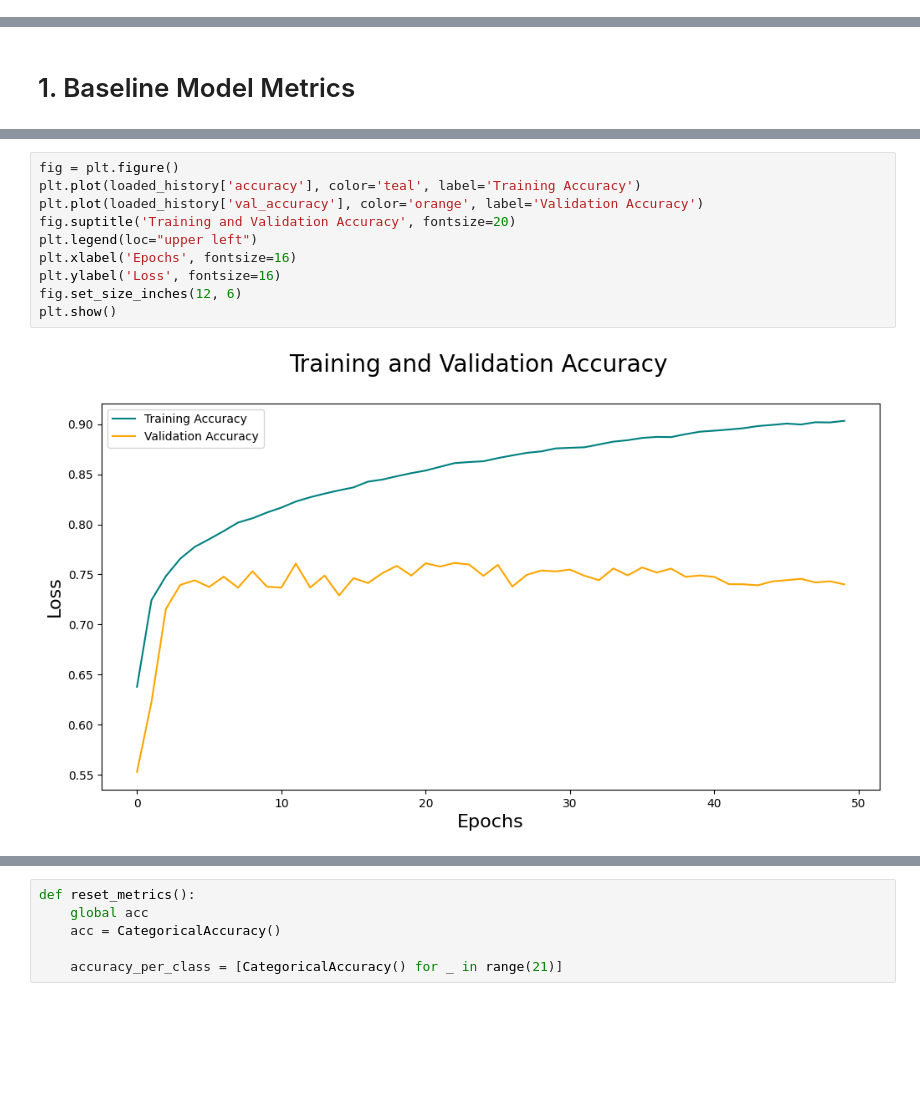
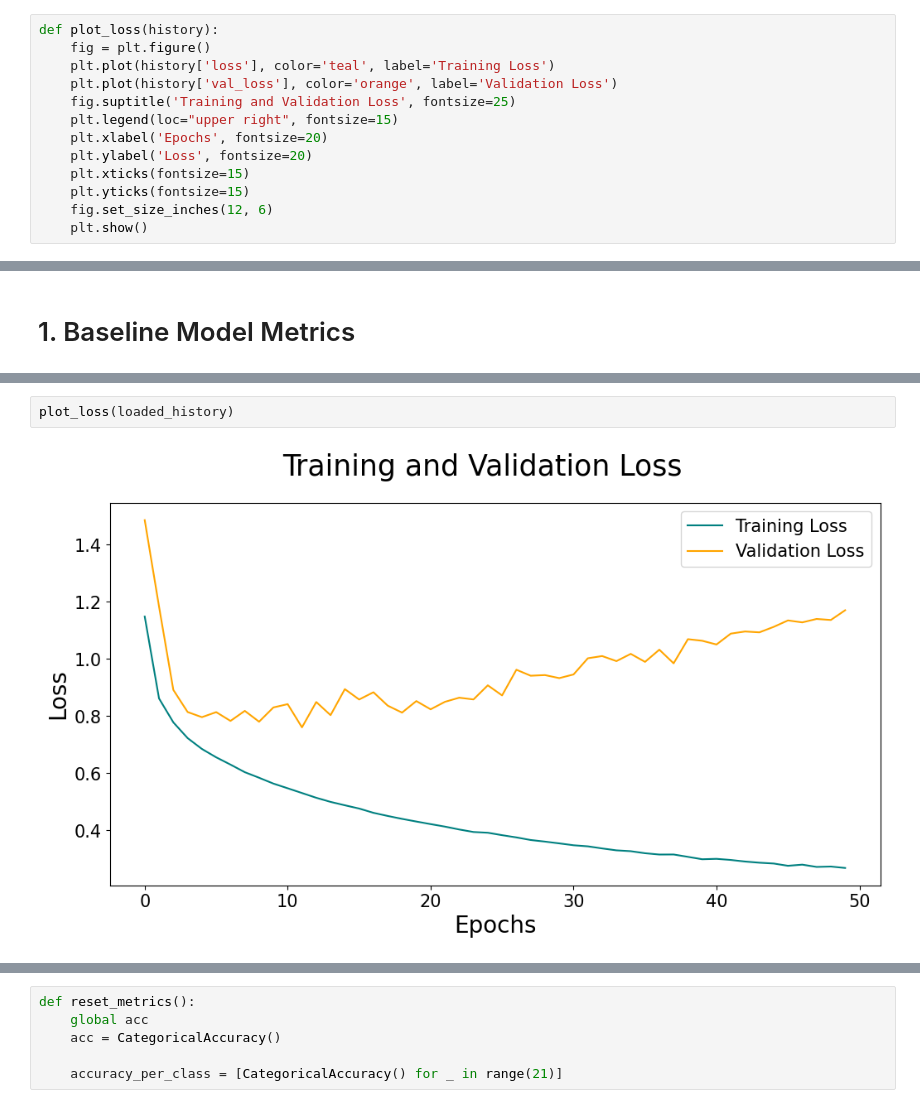
Before and after one commit to ejml1/Deep-Learning-for-Cancer-Detection, a Jupyter notebook: ValidationResults.ipynb, the cells around one changed output, grey strips where cells are left out. Cells and saved outputs as stored; diff of their text form; blank space fills up the shorter version.

Commit message:
Updated Graphs

```diff
--- a/ValidationResults.ipynb
+++ b/ValidationResults.ipynb
@@ -13,0 +16,13 @@ To enable the following instructions: SSE3 SSE4.1 SSE4.2 AVX, in other operation
+# %%
+def plot_loss(history):
+    fig = plt.figure()
+    plt.plot(history['loss'], color='teal', label='Training Loss')
+    plt.plot(history['val_loss'], color='orange', label='Validation Loss')
+    fig.suptitle('Training and Validation Loss', fontsize=25)
+    plt.legend(loc="upper right", fontsize=15)
+    plt.xlabel('Epochs', fontsize=20)
+    plt.ylabel('Loss', fontsize=20)
+    plt.xticks(fontsize=15)
+    plt.yticks(fontsize=15)
+    fig.set_size_inches(12, 6)
+    plt.show()
@@ -48,12 +95,4 @@ plt.show()
-# %%
-fig = plt.figure()
-plt.plot(loaded_history['accuracy'], color='teal', label='Training Accuracy')
-plt.plot(loaded_history['val_accuracy'], color='orange', label='Validation Accuracy')
-fig.suptitle('Training and Validation Accuracy', fontsize=20)
-plt.legend(loc="upper left")
-plt.xlabel('Epochs', fontsize=16)
-plt.ylabel('Loss', fontsize=16)
-fig.set_size_inches(12, 6)
-plt.show()
-# %% [output]
-[figure, removed]
+# %%
+plot_loss(loaded_history)
+# %% [output]
+[figure, added]
```
Also changed, not shown: parts of 29 cells of this notebook, 6 other files.
